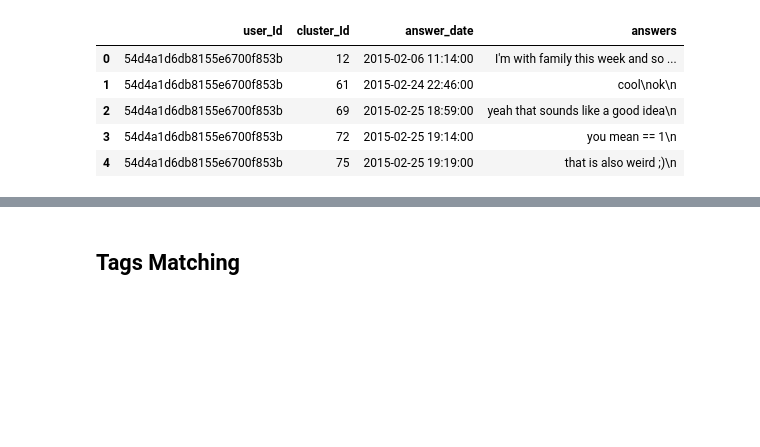
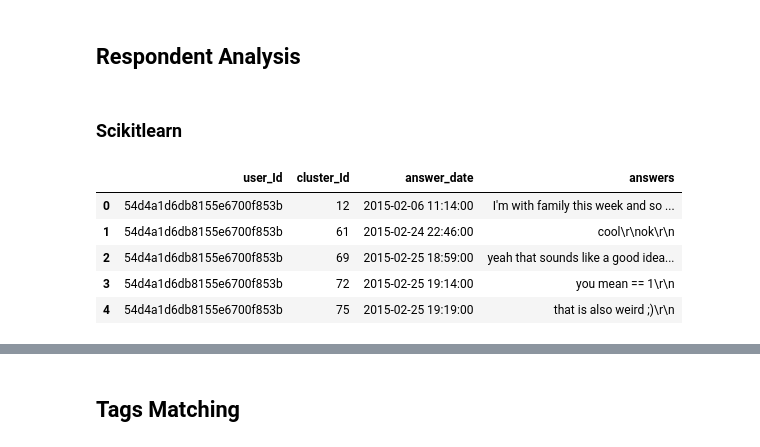
Before and after one commit to NoleWang/Respondent_Recommendation, a Jupyter notebook: Analysis/Analysis.ipynb, the cells around one changed output, grey strips where cells are left out. Drawn from its saved outputs; the diff is of its cells as text; code cells hidden in the pictures; blank space fills up the shorter version.

```diff
--- a/Analysis/Analysis.ipynb
+++ b/Analysis/Analysis.ipynb
@@ -5,11 +6,15 @@ channel1 = 'Scikitlearn'
+# %% [markdown]
+## Respondent Analysis
+# %% [markdown]
+### Scikitlearn
 # %%
-df_profile = pd.read_csv(channel1+'/'+channel1+'_profile.csv')
+df_scikit_profile = pd.read_csv(channel1+'/'+channel1+'_profile.csv')
 # %%
-df_profile.head()
+df_scikit_profile.head()
 # %% [output]
 |  | user_Id | cluster_Id | answer_date | answers |
 | 0 | 54d4a1d6db8155e6700f853b | 12 | 2015-02-06 11:14:00 | I'm with family this week and so ... |
-| 1 | 54d4a1d6db8155e6700f853b | 61 | 2015-02-24 22:46:00 | cool\nok\n |
-| 2 | 54d4a1d6db8155e6700f853b | 69 | 2015-02-25 18:59:00 | yeah that sounds like a good idea\n |
-| 3 | 54d4a1d6db8155e6700f853b | 72 | 2015-02-25 19:14:00 | you mean == 1\n |
-| 4 | 54d4a1d6db8155e6700f853b | 75 | 2015-02-25 19:19:00 | that is also weird ;)\n |
+| 1 | 54d4a1d6db8155e6700f853b | 61 | 2015-02-24 22:46:00 | cool\r\nok\r\n |
+| 2 | 54d4a1d6db8155e6700f853b | 69 | 2015-02-25 18:59:00 | yeah that sounds like a good idea... |
+| 3 | 54d4a1d6db8155e6700f853b | 72 | 2015-02-25 19:14:00 | you mean == 1\r\n |
+| 4 | 54d4a1d6db8155e6700f853b | 75 | 2015-02-25 19:19:00 | that is also weird ;)\r\n |
```
Also changed, not shown: parts of 73 cells of this notebook, 1 other file.
